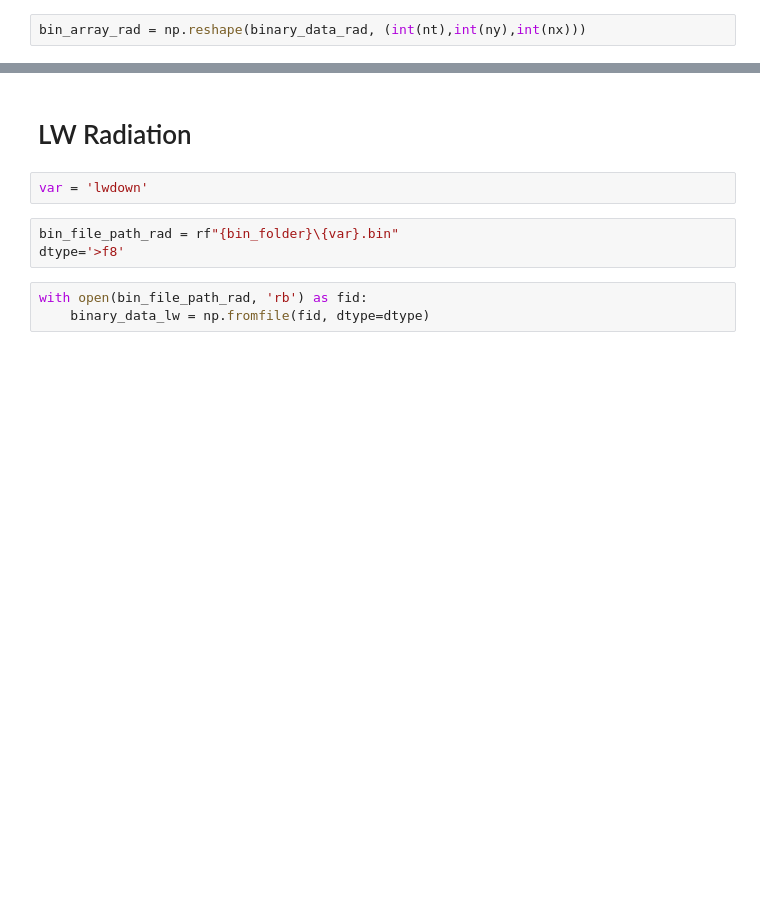
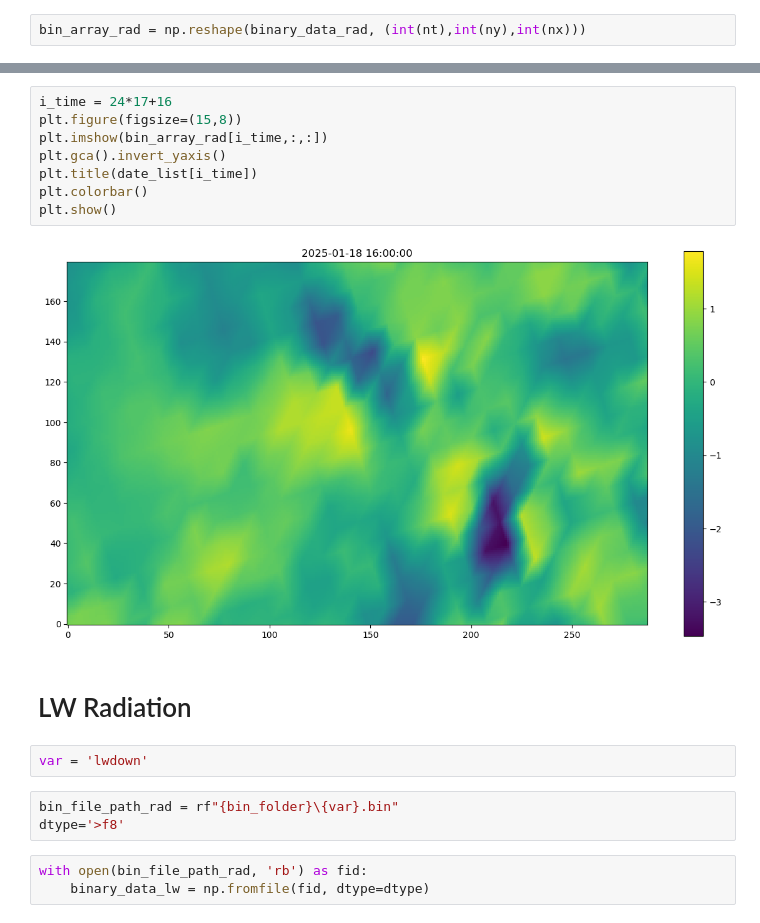
Before and after one commit to leroquan/plot_results, a Jupyter notebook: mitgcm/surface_forcing_analysis/plot_binary_inputs.ipynb, the cells around one changed output, grey strips where cells are left out. Drawn from its saved outputs; the diff is of its cells as text; blank space fills up the shorter version.

```diff
--- a/mitgcm/surface_forcing_analysis/plot_binary_inputs.ipynb
+++ b/mitgcm/surface_forcing_analysis/plot_binary_inputs.ipynb
@@ -105,3 +133,13 @@ np.float64(964.0288121794058)
+# %%
+i_time = 24*17+16
+plt.figure(figsize=(15,8))
+plt.imshow(bin_array_rad[i_time,:,:])
+plt.gca().invert_yaxis()
+plt.title(date_list[i_time])
+plt.colorbar()
+plt.show()
+# %% [output]
+[figure, added]
 # %% [markdown]
 # LW Radiation
 # %%
```
Also changed, not shown: parts of 29 cells of this notebook, 51 other files.
